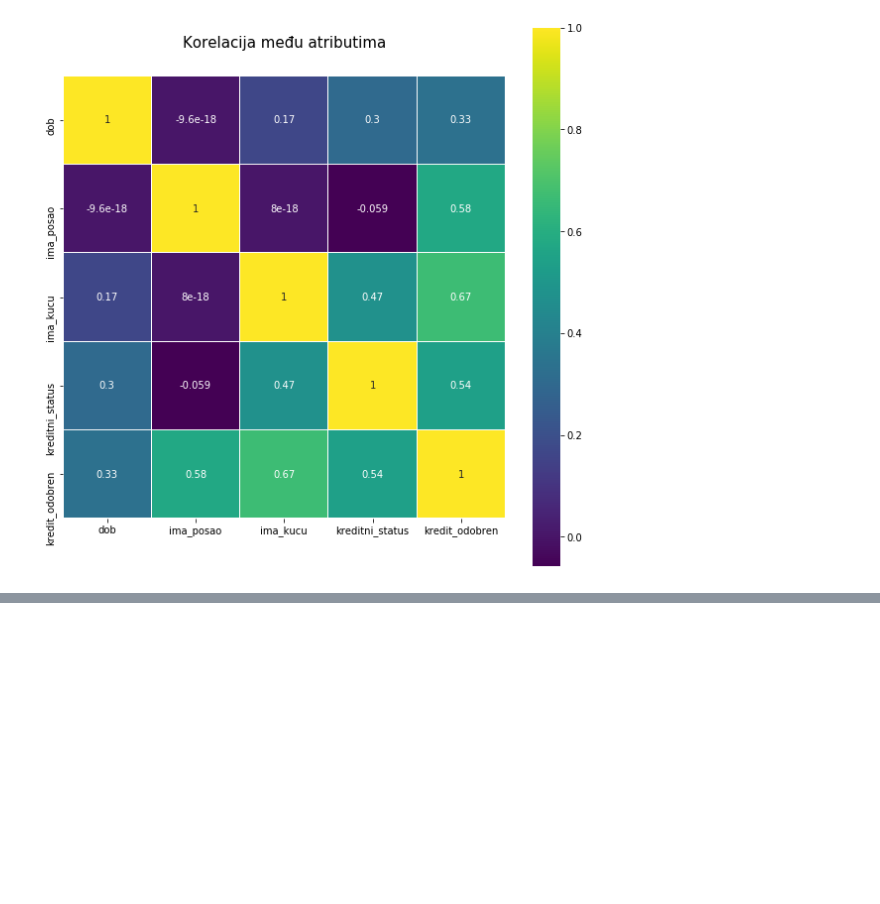
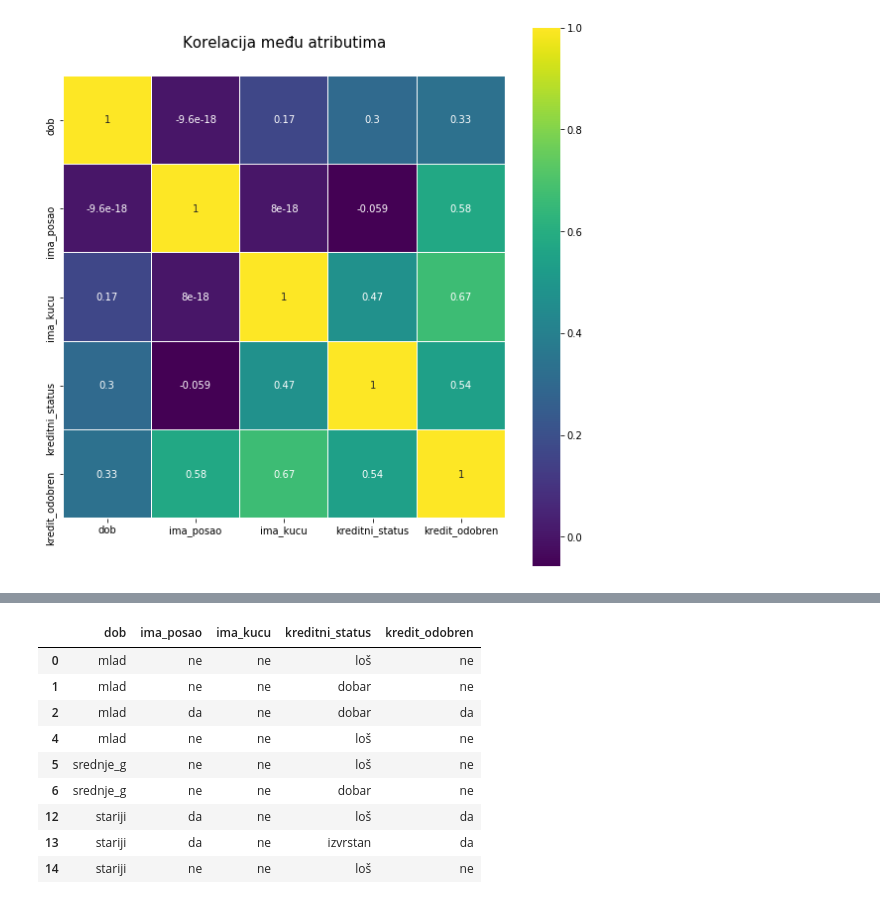
Before and after one commit to tsmetko/Matematicki-softver, a Jupyter notebook: stablo.ipynb, the cells around one changed output, grey strips where cells are left out. Saved outputs shown, nothing was run; the diff lists cells and outputs as text; code cells hidden in the pictures; blank space fills up the shorter version.

```diff
--- a/stablo.ipynb
+++ b/stablo.ipynb
@@ -156,0 +186,13 @@ sb.heatmap(df.astype(float).corr(),linewidths=0.1,vmax=1.0, square=True, cmap=co
+# %%
+df_work
+# %% [output]
+|  | dob | ima_posao | ima_kucu | kreditni_status | kredit_odobren |
+| 0 | mlad | ne | ne | loš | ne |
+| 1 | mlad | ne | ne | dobar | ne |
+| 2 | mlad | da | ne | dobar | da |
+| 4 | mlad | ne | ne | loš | ne |
+| 5 | srednje_g | ne | ne | loš | ne |
+| 6 | srednje_g | ne | ne | dobar | ne |
+| 12 | stariji | da | ne | loš | da |
+| 13 | stariji | da | ne | izvrstan | da |
+| 14 | stariji | ne | ne | loš | ne |
```
Also changed, not shown: parts of 10 cells of this notebook.
